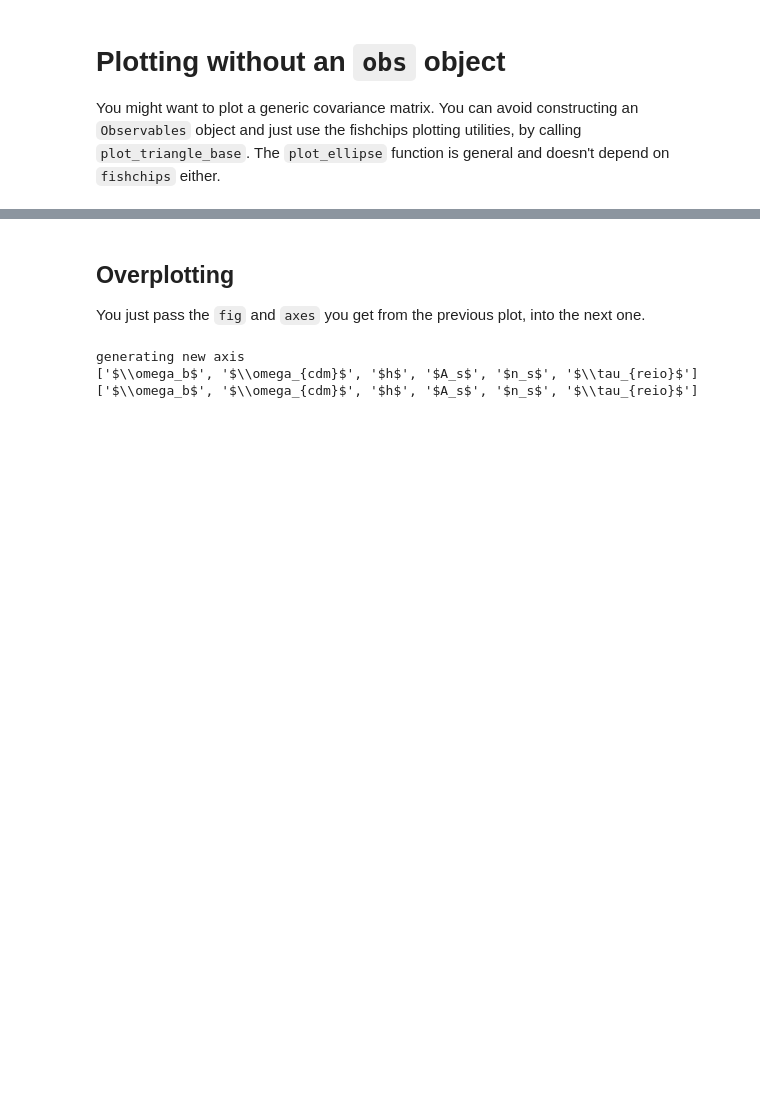
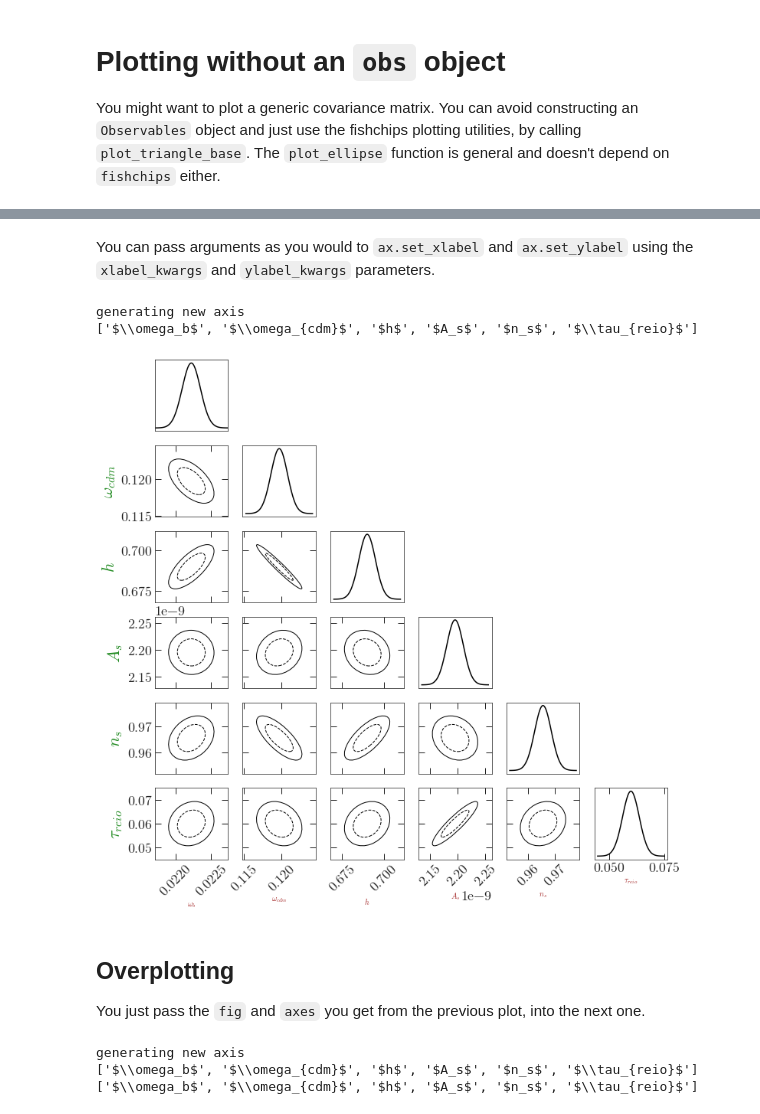
Before and after one commit to xzackli/fishchips-public, a Jupyter notebook: notebooks/Basic Example with Planck.ipynb, the cells around one changed output, grey strips where cells are left out. Cells and saved outputs as stored; diff of their text form; code cells hidden in the pictures; blank space fills up the shorter version.

```diff
--- a/notebooks/Basic Example with Planck.ipynb
+++ b/notebooks/Basic Example with Planck.ipynb
@@ -96,3 +96,15 @@ generating new axis
+# %% [markdown]
+You can pass arguments as you would to `ax.set_xlabel` and `ax.set_ylabel` using the `xlabel_kwargs` and `ylabel_kwargs` parameters.
+# %%
+fig, axes = fishchips.util.plot_triangle_base(
+    pars, centers, cov, labels=labels,
+    xlabel_kwargs={'color':'brown', 'fontsize':10},
+    ylabel_kwargs={'color':'forestgreen'}
+);
+# %% [output]
+generating new axis
+['$\\omega_b$', '$\\omega_{cdm}$', '$h$', '$A_s$', '$n_s$', '$\\tau_{reio}$']
+[figure, added]
 # %% [markdown]
 ## Overplotting
 You just pass the `fig` and `axes` you get from the previous plot, into the next one.
```
Also changed, not shown: parts of 6 cells of this notebook, 1 other file.
